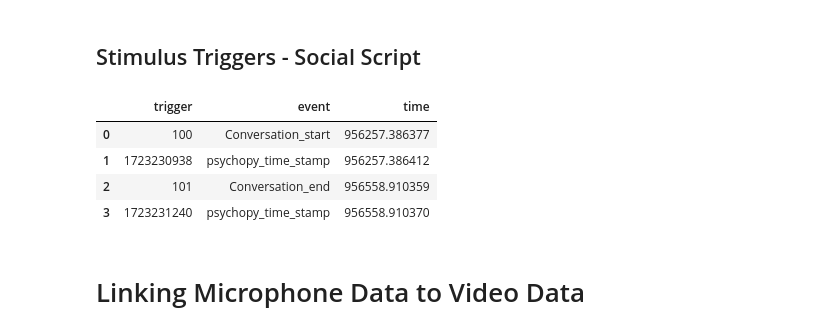
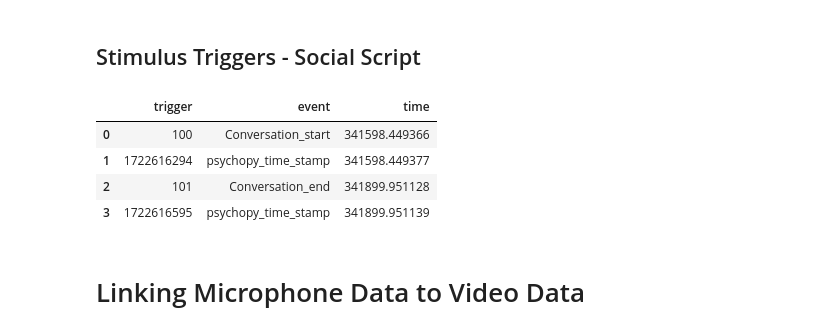
Before and after one commit to BryanGonzalez262/MOBI2024, a Jupyter notebook: CUNY_FACIAL/Code/pilot_check.ipynb, the cells around one changed output. Saved outputs shown, nothing was run; the diff lists cells and outputs as text; code cells hidden in the pictures.

```diff
--- a/CUNY_FACIAL/Code/pilot_check.ipynb
+++ b/CUNY_FACIAL/Code/pilot_check.ipynb
@@ -13,9 +13,9 @@ import cv2
 # %% [markdown]
 # Load Data
 # %%
-xdf_path = "C:/Users/Admin/Documents/CurrentStudy/sub-P004/ses-S001/mobi/sub-P004_ses-S001_task-Social_run-001_mobi.xdf"
-xdf_path = "C:/Users/Admin/Documents/CurrentStudy/sub-Pbryan/ses-S001/eeg/sub-Pbryan_ses-S001_task-physio_run-001_eeg.xdf"
-xdf_path = "C:/Users/Admin/Documents/CurrentStudy/sub-Pbryan/ses-S001/mic/sub-Pbryan_ses-S001_task-MicTest_run-001_mic.xdf"
+xdf_path = "C:/Users/Admin/Documents/CurrentStudy/sub-P005/ses-S001/mobi/sub-P005_ses-S001_task-Social_run-001_mobi.xdf"
+#xdf_path = "C:/Users/Admin/Documents/CurrentStudy/sub-P666/ses-S001/mobi/sub-P666_ses-S001_task-Story_run-001_mobi.xdf"
+#xdf_path = "C:/Users/Admin/Documents/CurrentStudy/sub-Pbryan/ses-S001/mic/sub-Pbryan_ses-S001_task-MicTest_run-001_mic.xdf"
 data, header = pyxdf.load_xdf(xdf_path)
 streams_collected = [stream['info']['name'][0] for stream in data]
 streams_collected
@@ -154,29 +154,29 @@ durations
 # %% [markdown]
 ## Stimulus Triggers - Social Script
 # %%
-stim_dat = data[0]
+stim_dat = data[4]
 stim_df = pd.DataFrame(stim_dat['time_series'])
 stim_df.rename(columns={0: 'trigger'}, inplace=True)
 
 events = {100: 'Conversation_start',
           101: 'Conversation_end'}
 
 # relabel the event if the trigger is in the events dictionary, else if
 stim_df['event'] = stim_df['trigger'].apply(lambda x: events[x] if x in events.keys() else 'Bx_input')
 
 # relabel the event as a psychopy timestamp if the trigger is greater than 4 digits
 stim_df.loc[stim_df.trigger.astype(str).str.len() > 4, 'event'] = 'psychopy_time_stamp'
 stim_df['time'] = stim_dat['time_stamps'] #- stim_dat['time_stamps'][0]
 
 conversation_onset_stim = stim_df.loc[stim_df.event == 'Conversation_start', 'time'].values[0]
 conversation_offset_stim = stim_df.loc[stim_df.event == 'Conversation_end', 'time'].values[0]
 stim_df
 # %% [output]
 |  | trigger | event | time |
-| 0 | 100 | Conversation_start | 956257.386377 |
-| 1 | 1723230938 | psychopy_time_stamp | 956257.386412 |
-| 2 | 101 | Conversation_end | 956558.910359 |
-| 3 | 1723231240 | psychopy_time_stamp | 956558.910370 |
+| 0 | 100 | Conversation_start | 341598.449366 |
+| 1 | 1722616294 | psychopy_time_stamp | 341598.449377 |
+| 2 | 101 | Conversation_end | 341899.951128 |
+| 3 | 1722616595 | psychopy_time_stamp | 341899.951139 |
 # %% [markdown]
 # Linking Microphone Data to Video Data
 # %%
```
Also changed, not shown: parts of 12 cells of this notebook.
